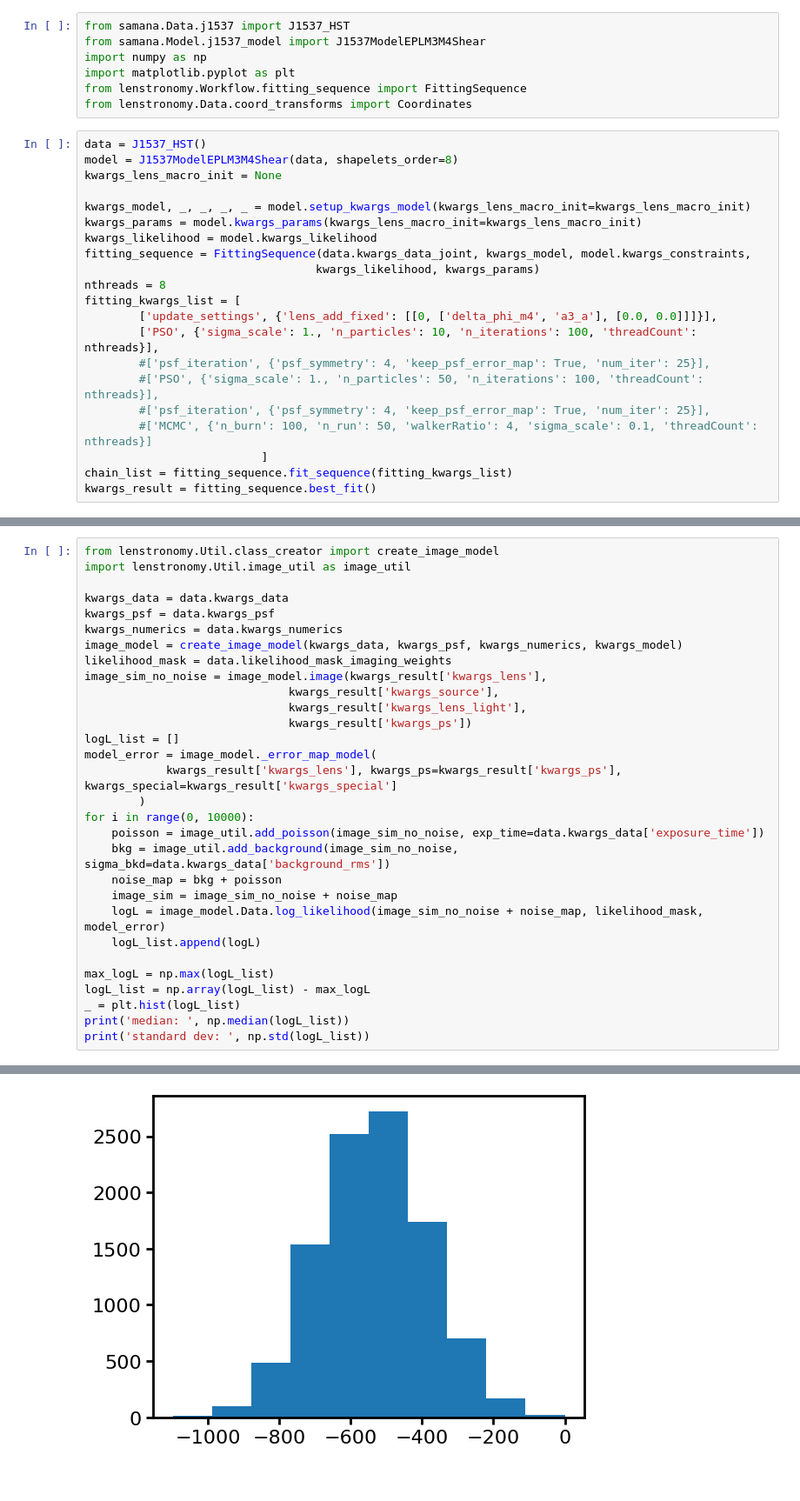
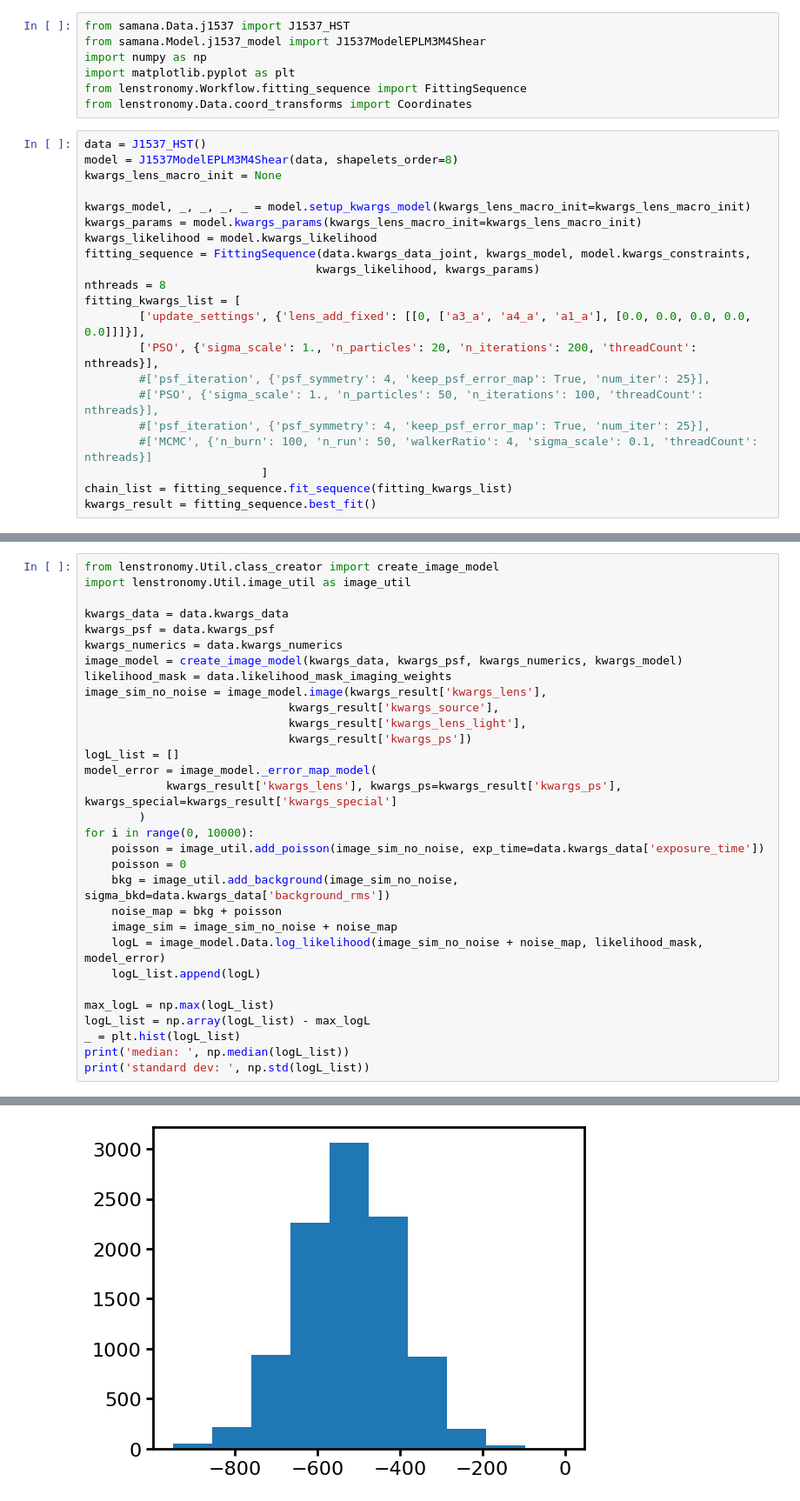
Before and after one commit to dangilman/samana, a Jupyter notebook: notebooks/baseline_lensmodels/j1537/j1537_baseline_model.ipynb, the cells around one changed output, grey strips where cells are left out. Shown at 87% size. Saved outputs shown, nothing was run; the diff lists cells and outputs as text.

```diff
--- a/notebooks/baseline_lensmodels/j1537/j1537_baseline_model.ipynb
+++ b/notebooks/baseline_lensmodels/j1537/j1537_baseline_model.ipynb
@@ -17,8 +17,8 @@ fitting_sequence = FittingSequence(data.kwargs_data_joint, kwargs_model, model.k
                                   kwargs_likelihood, kwargs_params)
 nthreads = 8
 fitting_kwargs_list = [
-        ['update_settings', {'lens_add_fixed': [[0, ['delta_phi_m4', 'a3_a'], [0.0, 0.0]]]}],
-        ['PSO', {'sigma_scale': 1., 'n_particles': 10, 'n_iterations': 100, 'threadCount': nthreads}],
+        ['update_settings', {'lens_add_fixed': [[0, ['a3_a', 'a4_a', 'a1_a'], [0.0, 0.0, 0.0, 0.0, 0.0]]]}],
+        ['PSO', {'sigma_scale': 1., 'n_particles': 20, 'n_iterations': 200, 'threadCount': nthreads}],
         #['psf_iteration', {'psf_symmetry': 4, 'keep_psf_error_map': True, 'num_iter': 25}],
         #['PSO', {'sigma_scale': 1., 'n_particles': 50, 'n_iterations': 100, 'threadCount': nthreads}],
         #['psf_iteration', {'psf_symmetry': 4, 'keep_psf_error_map': True, 'num_iter': 25}],
@@ -237,6 +221,7 @@ model_error = image_model._error_map_model(
         )
 for i in range(0, 10000):
     poisson = image_util.add_poisson(image_sim_no_noise, exp_time=data.kwargs_data['exposure_time'])
+    poisson = 0
     bkg = image_util.add_background(image_sim_no_noise, sigma_bkd=data.kwargs_data['background_rms'])
     noise_map = bkg + poisson
     image_sim = image_sim_no_noise + noise_map
@@ -254 +239 @@ standard dev:  151.77413083511644
-[figure, old version]
+[figure, new version]
```
Also changed, not shown: parts of 4 cells of this notebook, 2 other files.
